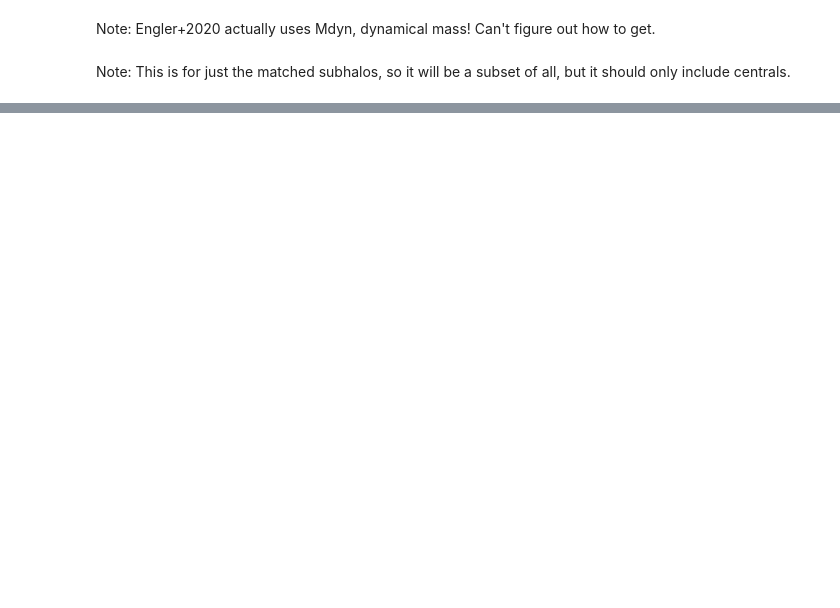
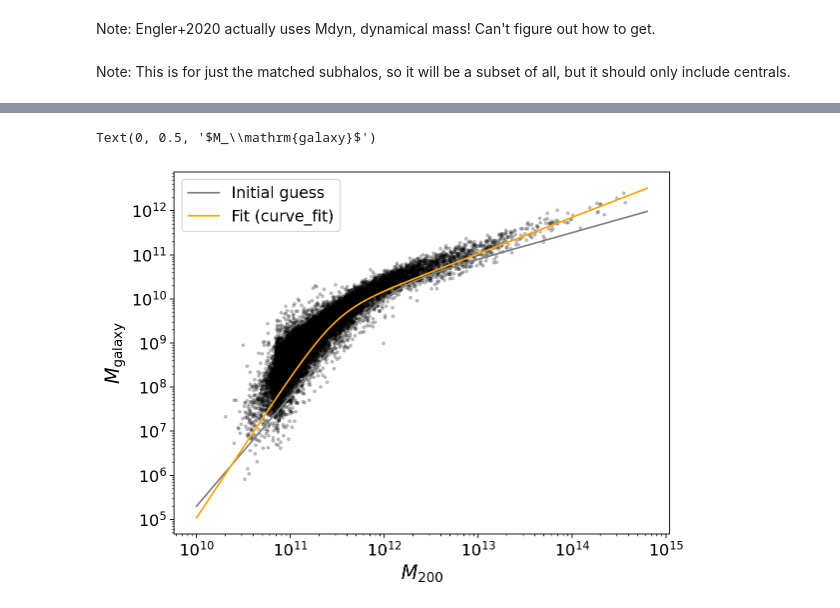
Before and after one commit to kstoreyf/equivariant-cosmology, a Jupyter notebook: notebooks/2022-03-09_investigate_power_law_fit.ipynb, the cells around one changed output, grey strips where cells are left out. Drawn from its saved outputs; the diff is of its cells as text; code cells hidden in the pictures; blank space fills up the shorter version.

```diff
--- a/notebooks/2022-03-09_investigate_power_law_fit.ipynb
+++ b/notebooks/2022-03-09_investigate_power_law_fit.ipynb
@@ -106,0 +160,3 @@ stdev_dict = {'TNG50-4': np.array([0.28, 0.23, 0.12, 0.05, 0.04]), # epsilon=4,
+# %%
+sim_name = 'TNG100-1'
+uncertainties_genel2019_100 = get_uncertainties_genel2019(sim_name, m_stellar_100)
@@ -106,0 +172,18 @@ stdev_dict = {'TNG50-4': np.array([0.28, 0.23, 0.12, 0.05, 0.04]), # epsilon=4,
+# %%
+plt.figure(figsize=(8,6))
+
+plt.scatter(m200_100*mass_multiplier, m_stellar_100*mass_multiplier, c='k', alpha=0.2, s=6)
+
+plt.plot(M, broken_power_law(M/mass_multiplier, *p0)*mass_multiplier, color='grey', label='Initial guess')
+plt.plot(M, broken_power_law(M/mass_multiplier, *popt)*mass_multiplier, color='orange', label='Fit (curve_fit)')
+
+
+plt.xscale('log')
+plt.yscale('log')
+plt.legend(fontsize=14)
+
+plt.xlabel(r'$M_{200}$')
+plt.ylabel(r'$M_\mathrm{galaxy}$')
+# %% [output]
+Text(0, 0.5, '$M_\\mathrm{galaxy}$')
+[figure, added]
```
Also changed, not shown: parts of 19 cells of this notebook, 6 other files.
